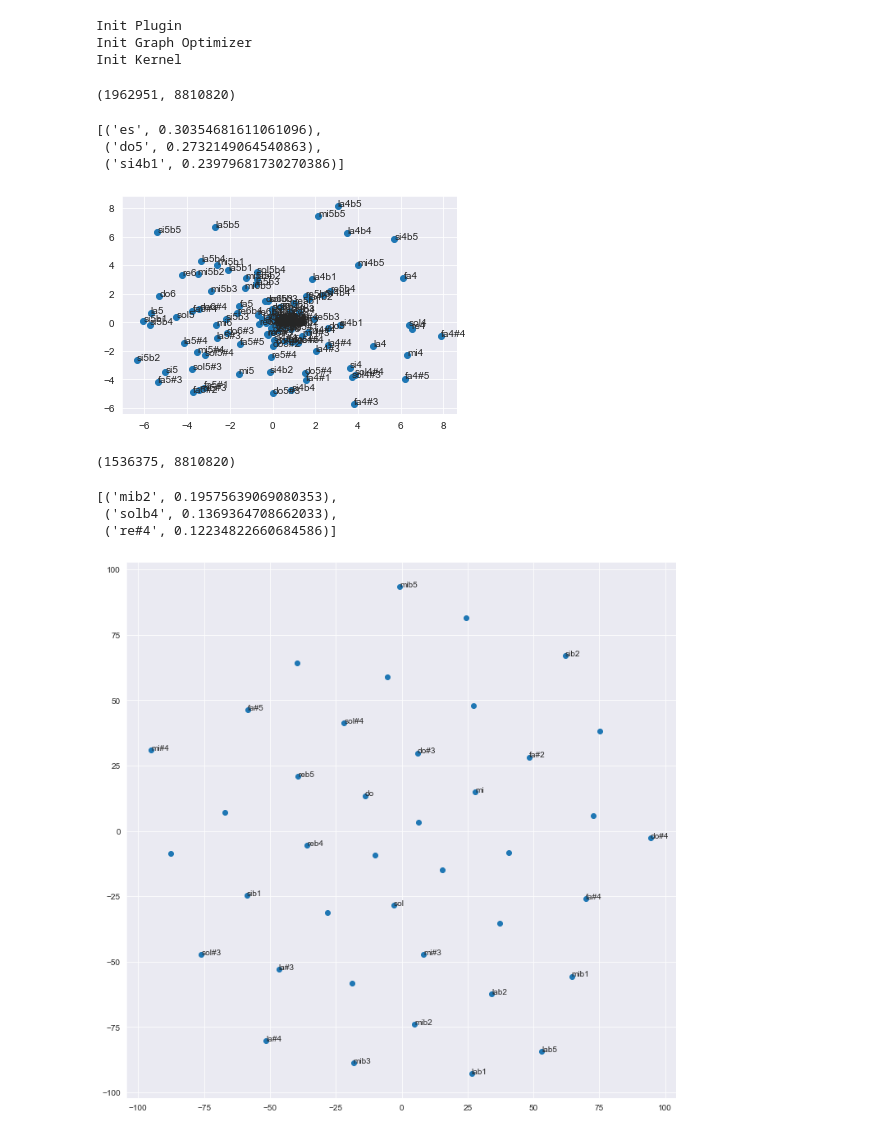
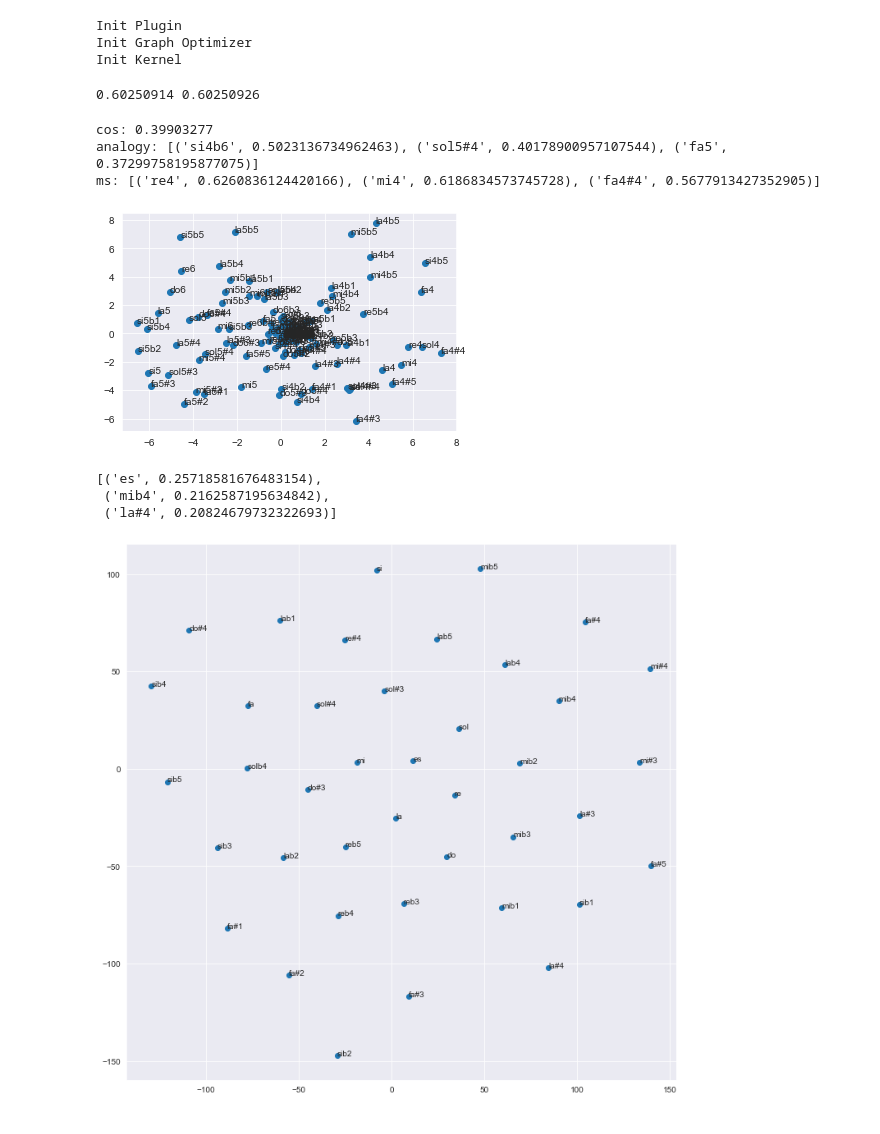
Before and after one commit to ihpar/embeds, a Jupyter notebook: gensim_experiments.ipynb, the cells around one changed output. Saved outputs shown, nothing was run; the diff lists cells and outputs as text; code cells hidden in the pictures.

```diff
--- a/gensim_experiments.ipynb
+++ b/gensim_experiments.ipynb
@@ -26,4 +36,4 @@ db = DatasetBuilder("dataset_objects/full_corpus")
 raw_corpus_path = "dataset_objects/raw_full_corpus"
 raw_corpus = db.read_corpus_from_path(raw_corpus_path)
 # %%
-model = Word2Vec(vector_size=50, window=5, min_count=1, negative=5, epochs=10)
+model = Word2Vec(sentences=raw_corpus, vector_size=50, window=5, min_count=1, negative=5, epochs=10)
@@ -32,15 +40,22 @@ model.build_vocab(raw_corpus)
-# %%
-model.train(raw_corpus, total_examples=model.corpus_count, epochs=10, report_delay=1)
-# %% [output]
-(1962951, 8810820)
-# %%
-# most_similar(positive=["woman", "king"], negative=["man"]) =>
-# (king – man) + woman = ?    =>    (king – man) = ? - woman
-model.wv.most_similar(positive=["re5", "sol4"], negative=["la4"], topn=3)
-# %% [output]
-[('es', 0.30354681611061096),
- ('do5', 0.2732149064540863),
- ('si4b1', 0.23979681730270386)]
+# %%
+mod_sim = model.wv.similarity("la4", "sol4")
+v1 = model.wv["la4"]
+v2 = model.wv["sol4"]
+co_sim = cosine_similarity(v1, v2)
+print(mod_sim, co_sim)
+# %% [output]
+0.60250914 0.60250926
+# %%
+# most_similar(positive=['woman', 'king'], negative=['man'])
+d1 = model.wv["sol4"] + model.wv["re5"] - model.wv["la4"]
+d2 = model.wv["do5#1"]
+print("cos:", cosine_similarity(d1, d2))
+print("analogy:", analogy(model, "la4", "mi5", "fa4"))
+print("ms:", model.wv.most_similar(positive=["la4", "sol4"], negative=["re5"], topn=3))
+# %% [output]
+cos: 0.39903277
+analogy: [('si4b6', 0.5023136734962463), ('sol5#4', 0.40178900957107544), ('fa5', 0.37299758195877075)]
+ms: [('re4', 0.6260836124420166), ('mi4', 0.6186834573745728), ('fa4#4', 0.5677913427352905)]
 # %%
 X = [model.wv[x] for x in model.wv.index_to_key]
 # %%
@@ -51,25 +66,20 @@ plt.scatter(result[:, 0], result[:, 1])
 for i, pitch in enumerate(model.wv.index_to_key):
 	plt.annotate(pitch, xy=(result[i, 0], result[i, 1]))
 # %% [output]
-[figure, old version]
+[figure, new version]
 # %%
 corpus_path_pc = "dataset_objects/raw_full_corpus_pitch_classes"
 raw_corpus_pc = db.read_corpus_from_path(corpus_path_pc)
 # %%
-model_pc = Word2Vec(vector_size=20, window=10, min_count=100, negative=5, epochs=10)
-model_pc.build_vocab(raw_corpus_pc)
+model_pc = Word2Vec(sentences=raw_corpus_pc, vector_size=20, window=10, min_count=100, negative=5, epochs=10)
-# %%
-model_pc.train(raw_corpus_pc, total_examples=model_pc.corpus_count, epochs=10, report_delay=1)
-# %% [output]
-(1536375, 8810820)
 # %%
 # most_similar(positive=["woman", "king"], negative=["man"]) =>
 # (king – man) + woman = ?    =>    (king – man) = ? - woman
 model_pc.wv.most_similar(positive=["re", "sol"], negative=["la"], topn=3)
 # %% [output]
-[('mib2', 0.19575639069080353),
- ('solb4', 0.1369364708662033),
- ('re#4', 0.12234822660684586)]
+[('es', 0.25718581676483154),
+ ('mib4', 0.2162587195634842),
+ ('la#4', 0.20824679732322693)]
 # %%
 num_dimensions = 2  # final num dimensions (2D, 3D, etc)
 
@@ -84,17 +94,10 @@ vectors = tsne.fit_transform(vectors)
 x_vals = [v[0] for v in vectors]
 y_vals = [v[1] for v in vectors]
 # %%
-random.seed(0)
-
 plt.figure(figsize=(12, 12))
 plt.scatter(x_vals, y_vals)
 
-#
-# Label randomly subsampled 25 data points
-#
-indices = list(range(len(labels)))
-selected_indices = random.sample(indices, 25)
-for i in selected_indices:
+for i in range(len(labels)):
     plt.annotate(labels[i], (x_vals[i], y_vals[i]))
 # %% [output]
-[figure, old version]
+[figure, new version]
```
Also changed, not shown: parts of 3 cells of this notebook.
